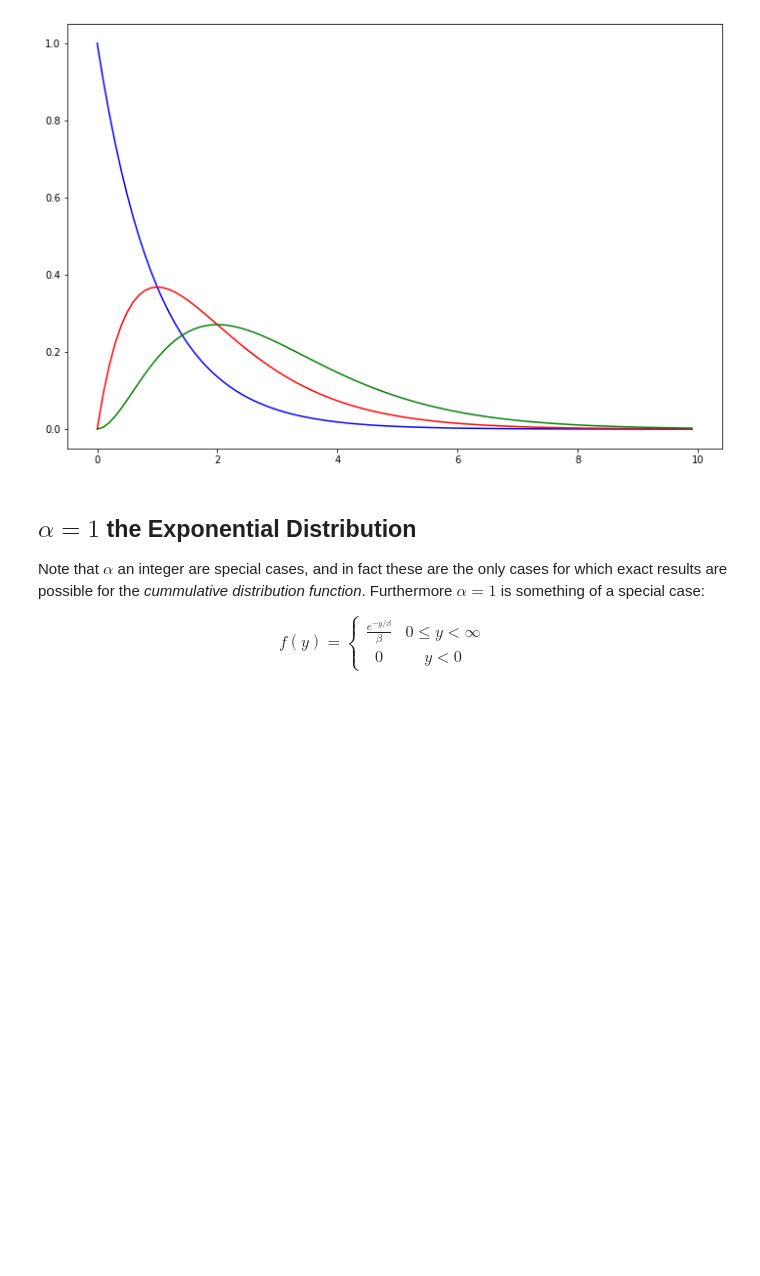
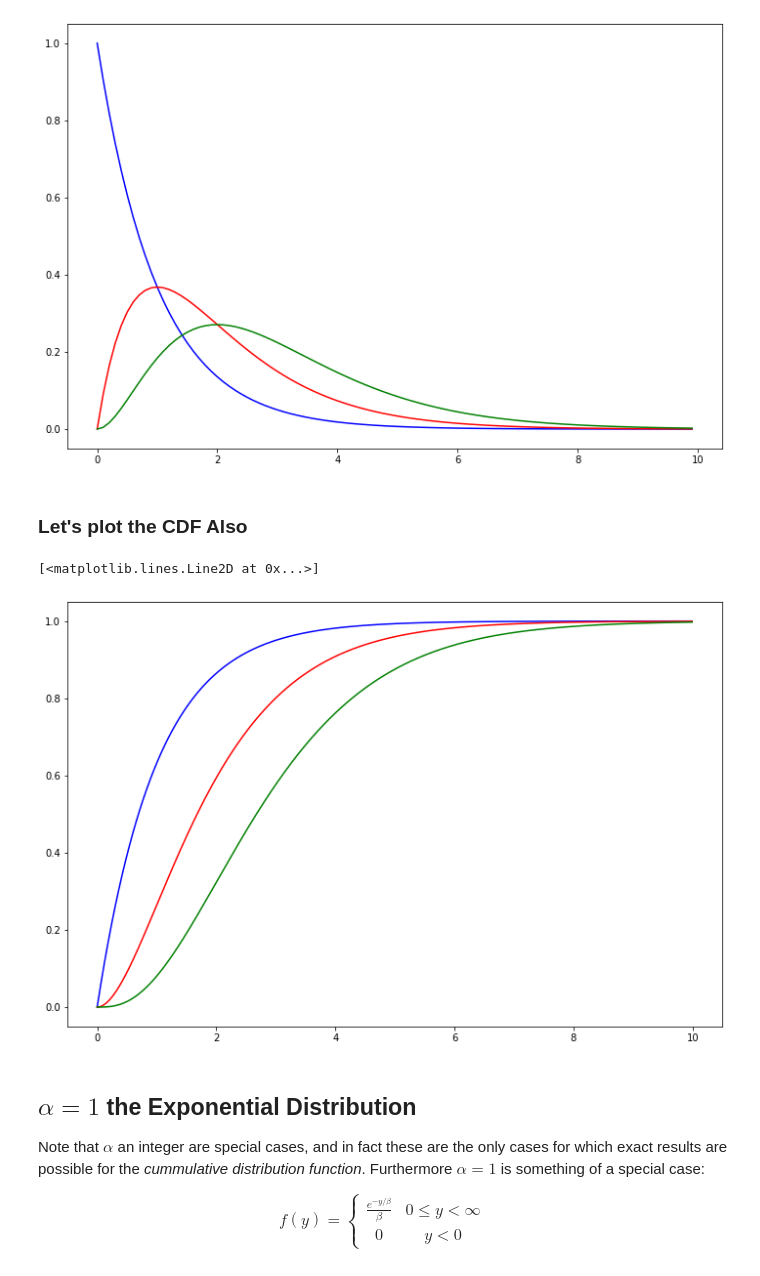
Before and after one commit to virgilpierce/MATH_351, a Jupyter notebook: 1-28 Gamma and Beta Distributions.ipynb, the cells around one changed output. Saved outputs shown, nothing was run; the diff lists cells and outputs as text; code cells hidden in the pictures; blank space fills up the shorter version.

```diff
--- a/1-28 Gamma and Beta Distributions.ipynb
+++ b/1-28 Gamma and Beta Distributions.ipynb
@@ -67,3 +67,5 @@ plt.plot(yy, f3, 'g-')
 # %% [output]
 [<matplotlib.lines.Line2D at 0x...>]
 [figure]
+# %% [markdown]
+### Let's plot the CDF Also
@@ -70,3 +74,31 @@ plt.plot(yy, f3, 'g-')
+# %%
+def plot_gamma_cdf(alpha, beta, color='b-', ymin=0, ymax=10, n=1000, lower_bound = 0):
+
+    h = (ymax - ymin)/n
+    yy = np.arange(ymin, ymax, h)
+
+    # We need to define the integrand to be the Gamma pdf with parameters alpha and beta
+    # its easy to do this with a lambda using the gamma_pdf we defined above.
+    f = lambda y: gamma_pdf(y, alpha, beta)
+
+    F = [ integrate.quad(f, lower_bound, y)[0] for y in yy ]
+    # More on how scipy.integrate.quad works below
+
+    ax = plt.plot(yy, F, color);
+
+    return ax
+# %%
+# Note a couple of python tricks here:  I use a lambda function to set the parameters of the already defined pdf function
+# I pass a color parameter that lets me adjust the graphs
+# I use the matplotlib.pyplot figure designation to combine multiple plots.
+
+ax = plt.figure(figsize=(12, 8))
+plot_gamma_cdf(1,1, color = 'b-')
+plot_gamma_cdf(2,1, color = 'r-')
+plot_gamma_cdf(3,1, color = 'g-')
+# %% [output]
+[<matplotlib.lines.Line2D at 0x...>]
+[figure, added]
 # %% [markdown]
 ## $\alpha=1$ the Exponential Distribution
 
```
Also changed, not shown: parts of 11 cells of this notebook.
